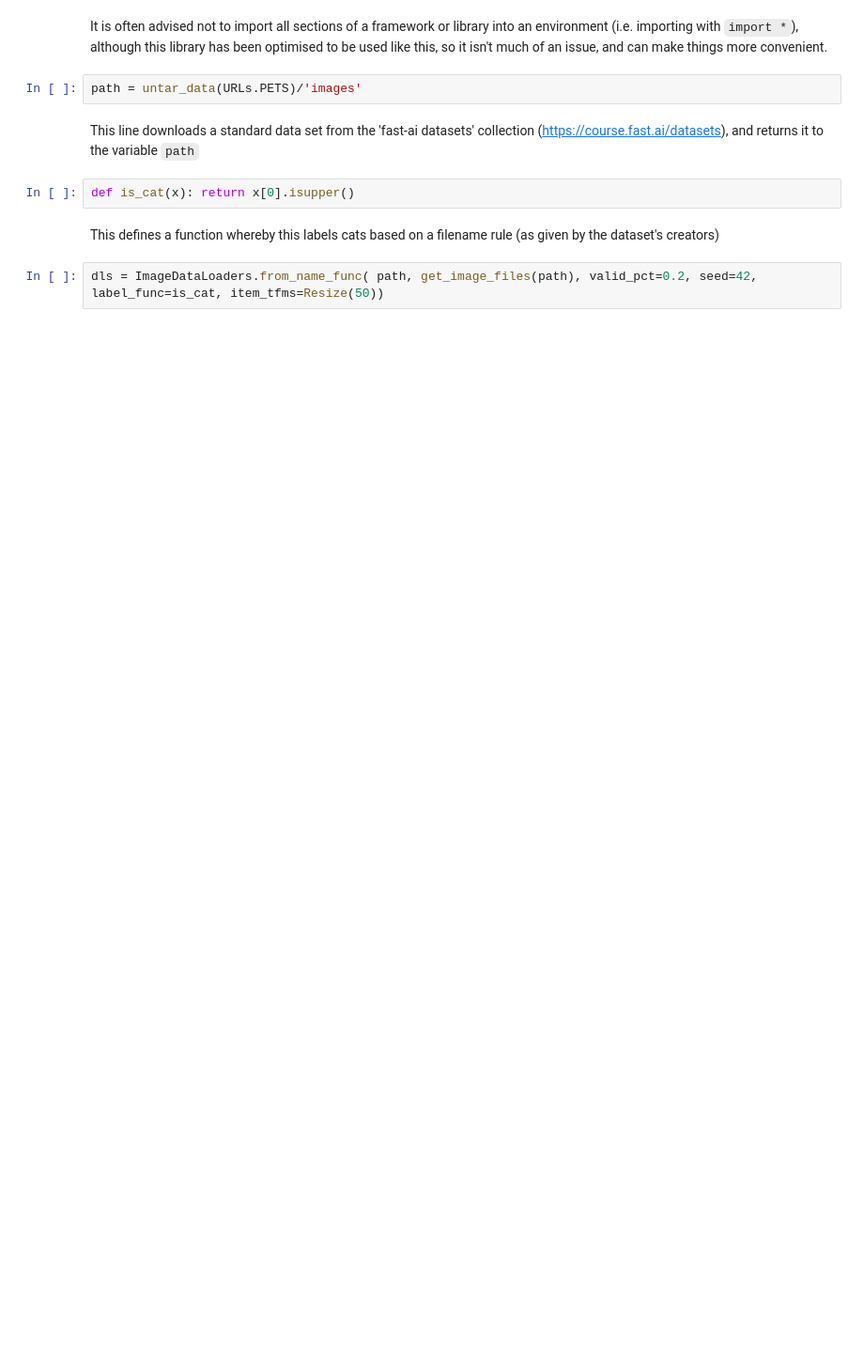
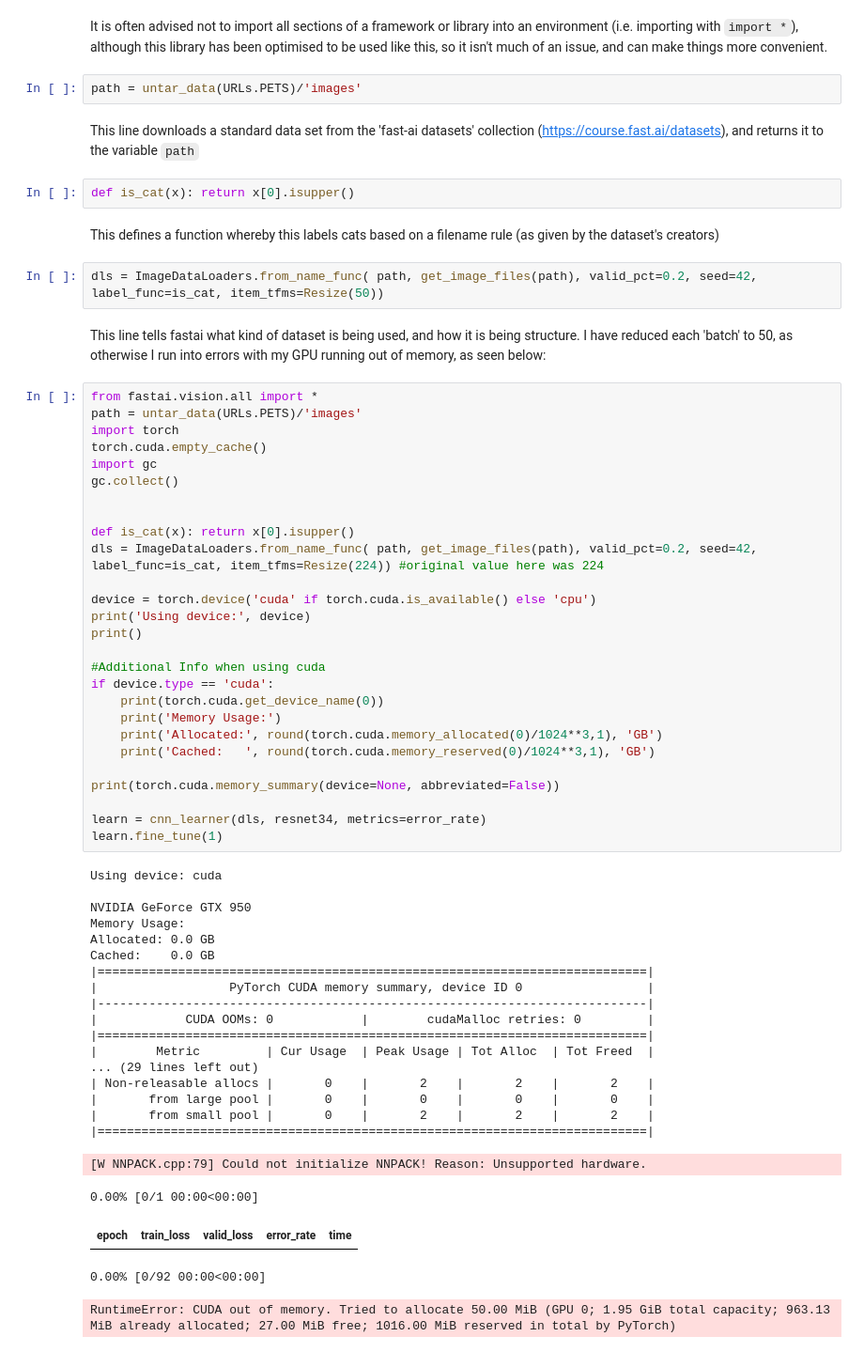
Before and after one commit to ClutchKick2207/Fast.ai-Course, a Jupyter notebook: Deep Learning For Coders Book/chapter-one.ipynb, the cells around one changed output. Shown: that part at 94% size. Cells and saved outputs as stored; diff of their text form; blank space fills up the shorter version.

```diff
--- a/Deep Learning For Coders Book/chapter-one.ipynb
+++ b/Deep Learning For Coders Book/chapter-one.ipynb
@@ -119,3 +119,55 @@ def is_cat(x): return x[0].isupper()
 This defines a function whereby this labels cats based on a filename rule (as given by the dataset's creators)
 # %%
 dls = ImageDataLoaders.from_name_func( path, get_image_files(path), valid_pct=0.2, seed=42, label_func=is_cat, item_tfms=Resize(50))
+# %% [markdown]
+This line tells fastai what kind of dataset is being used, and how it is being structure. I have reduced each 'batch' to 50, as otherwise I run into errors with my GPU running out of memory, as seen below:
+# %%
+from fastai.vision.all import *
+path = untar_data(URLs.PETS)/'images'
+import torch
+torch.cuda.empty_cache()
+import gc
+gc.collect()
+
+
+def is_cat(x): return x[0].isupper()
+dls = ImageDataLoaders.from_name_func( path, get_image_files(path), valid_pct=0.2, seed=42, label_func=is_cat, item_tfms=Resize(224)) #original value here was 224
+
+device = torch.device('cuda' if torch.cuda.is_available() else 'cpu')
+print('Using device:', device)
+print()
+
+#Additional Info when using cuda
+if device.type == 'cuda':
+    print(torch.cuda.get_device_name(0))
+    print('Memory Usage:')
+    print('Allocated:', round(torch.cuda.memory_allocated(0)/1024**3,1), 'GB')
+    print('Cached:   ', round(torch.cuda.memory_reserved(0)/1024**3,1), 'GB')
+
+print(torch.cuda.memory_summary(device=None, abbreviated=False))
+
+learn = cnn_learner(dls, resnet34, metrics=error_rate)
+learn.fine_tune(1)
+# %% [output]
+Using device: cuda
+
+NVIDIA GeForce GTX 950
+Memory Usage:
+Allocated: 0.0 GB
+Cached:    0.0 GB
+|===========================================================================|
+|                  PyTorch CUDA memory summary, device ID 0                 |
+|---------------------------------------------------------------------------|
+|            CUDA OOMs: 0            |        cudaMalloc retries: 0         |
+|===========================================================================|
+|        Metric         | Cur Usage  | Peak Usage | Tot Alloc  | Tot Freed  |
+... (29 lines left out)
+| Non-releasable allocs |       0    |       2    |       2    |       2    |
+|       from large pool |       0    |       0    |       0    |       0    |
+|       from small pool |       0    |       2    |       2    |       2    |
+|===========================================================================|
+[W NNPACK.cpp:79] Could not initialize NNPACK! Reason: Unsupported hardware.
+0.00% [0/1 00:00<00:00]
+| epoch | train_loss | valid_loss | error_rate | time |
+0.00% [0/92 00:00<00:00]
+RuntimeError: CUDA out of memory. Tried to allocate 50.00 MiB (GPU 0; 1.95 GiB total capacity; 963.13 MiB already allocated; 27.00 MiB free; 1016.00 MiB reserved in total by PyTorch)
```
